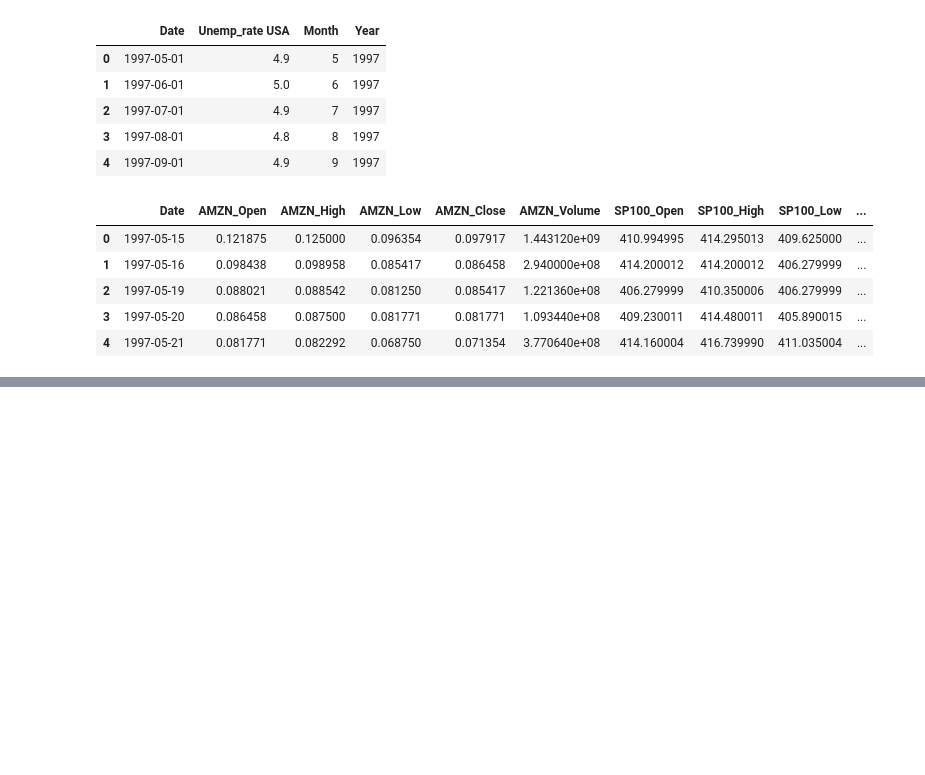
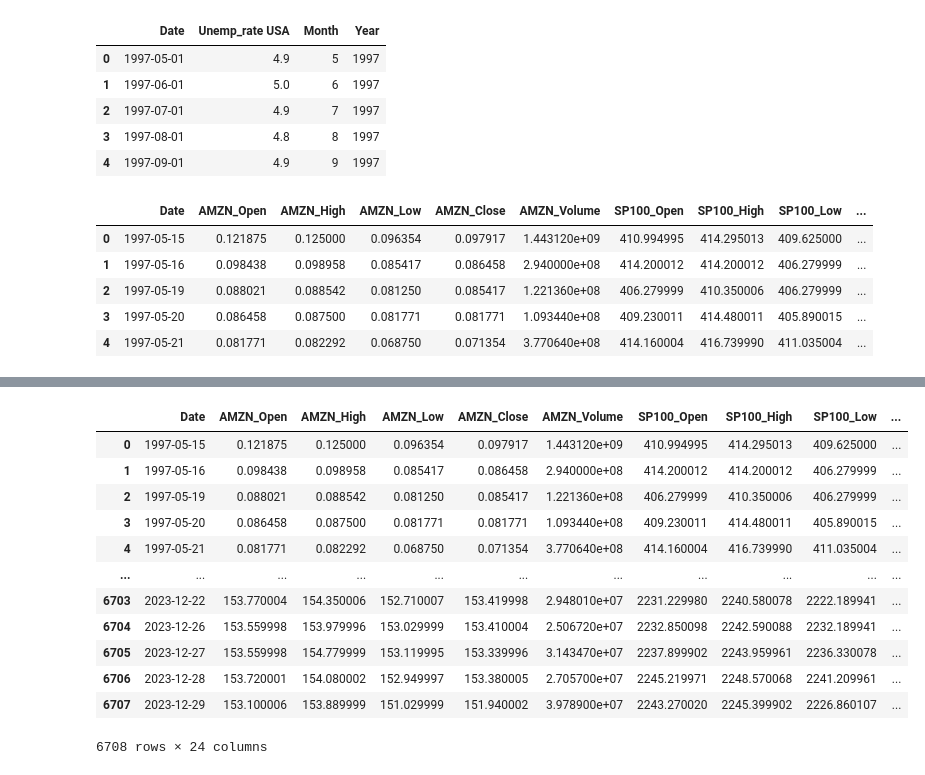
Before and after one commit to Galicheck/MJNWM-Project, a Jupyter notebook: more_indicators.ipynb, the cells around one changed output, grey strips where cells are left out. Cells and saved outputs as stored; diff of their text form; code cells hidden in the pictures; blank space fills up the shorter version.

```diff
--- a/more_indicators.ipynb
+++ b/more_indicators.ipynb
@@ -104,0 +113,23 @@ final_df.to_csv('data/final_data.csv')
+# %%
+start_date = '1997-05-15'
+end_date = '2023-12-29'
+# %%
+bac_data = yf.download('BAC', start=start_date, end=end_date)
+bac_data.drop(columns=['Open', 'High', 'Low', 'Volume', 'Adj Close'], inplace=True)
+bac_data.reset_index(inplace=True)
+bac_data = bac_data.rename(columns={'Close': 'BAC_Close'})
+
+jpm_data = yf.download('JPM', start=start_date, end=end_date)
+jpm_data.drop(columns=['Open', 'High', 'Low', 'Volume', 'Adj Close'], inplace=True)
+jpm_data.reset_index(inplace=True)
+jpm_data = jpm_data.rename(columns={'Close': 'JPM_Close'})
+
+citigroup_data = yf.download('C', start=start_date, end=end_date)
+citigroup_data.drop(columns=['Open', 'High', 'Low', 'Volume', 'Adj Close'], inplace=True)
+citigroup_data.reset_index(inplace=True)
+citigroup_data = citigroup_data.rename(columns={'Close': 'Citigroup_Close'})
+
+wfc_data = yf.download('WFC', start=start_date, end=end_date)
+wfc_data.drop(columns=['Open', 'High', 'Low', 'Volume', 'Adj Close'], inplace=True)
+wfc_data.reset_index(inplace=True)
+wfc_data = wfc_data.rename(columns={'Close': 'WFC_Close'})
@@ -104,0 +141,4 @@ final_df.to_csv('data/final_data.csv')
+# %%
+d1 = pd.merge(bac_data, jpm_data, how='left', on='Date')
+d2 = pd.merge(d1, citigroup_data, how='left', on='Date')
+d3 = pd.merge(d2, wfc_data, how='left', on='Date')
@@ -104,0 +161,18 @@ final_df.to_csv('data/final_data.csv')
+# %%
+final_df = pd.merge(not_final_df, d3, how='left', on='Date')
+# %%
+final_df
+# %% [output]
+|  | Date | AMZN_Open | AMZN_High | AMZN_Low | AMZN_Close | AMZN_Volume | SP100_Open | SP100_High | SP100_Low | ... |
+| 0 | 1997-05-15 | 0.121875 | 0.125000 | 0.096354 | 0.097917 | 1.443120e+09 | 410.994995 | 414.295013 | 409.625000 | ... |
+| 1 | 1997-05-16 | 0.098438 | 0.098958 | 0.085417 | 0.086458 | 2.940000e+08 | 414.200012 | 414.200012 | 406.279999 | ... |
+| 2 | 1997-05-19 | 0.088021 | 0.088542 | 0.081250 | 0.085417 | 1.221360e+08 | 406.279999 | 410.350006 | 406.279999 | ... |
+| 3 | 1997-05-20 | 0.086458 | 0.087500 | 0.081771 | 0.081771 | 1.093440e+08 | 409.230011 | 414.480011 | 405.890015 | ... |
+| 4 | 1997-05-21 | 0.081771 | 0.082292 | 0.068750 | 0.071354 | 3.770640e+08 | 414.160004 | 416.739990 | 411.035004 | ... |
+| ... | ... | ... | ... | ... | ... | ... | ... | ... | ... | ... |
+| 6703 | 2023-12-22 | 153.770004 | 154.350006 | 152.710007 | 153.419998 | 2.948010e+07 | 2231.229980 | 2240.580078 | 2222.189941 | ... |
+| 6704 | 2023-12-26 | 153.559998 | 153.979996 | 153.029999 | 153.410004 | 2.506720e+07 | 2232.850098 | 2242.590088 | 2232.189941 | ... |
+| 6705 | 2023-12-27 | 153.559998 | 154.779999 | 153.119995 | 153.339996 | 3.143470e+07 | 2237.899902 | 2243.959961 | 2236.330078 | ... |
+| 6706 | 2023-12-28 | 153.720001 | 154.080002 | 152.949997 | 153.380005 | 2.705700e+07 | 2245.219971 | 2248.570068 | 2241.209961 | ... |
+| 6707 | 2023-12-29 | 153.100006 | 153.889999 | 151.029999 | 151.940002 | 3.978900e+07 | 2243.270020 | 2245.399902 | 2226.860107 | ... |
+6708 rows × 24 columns
```
Also changed, not shown: parts of 7 cells of this notebook.
